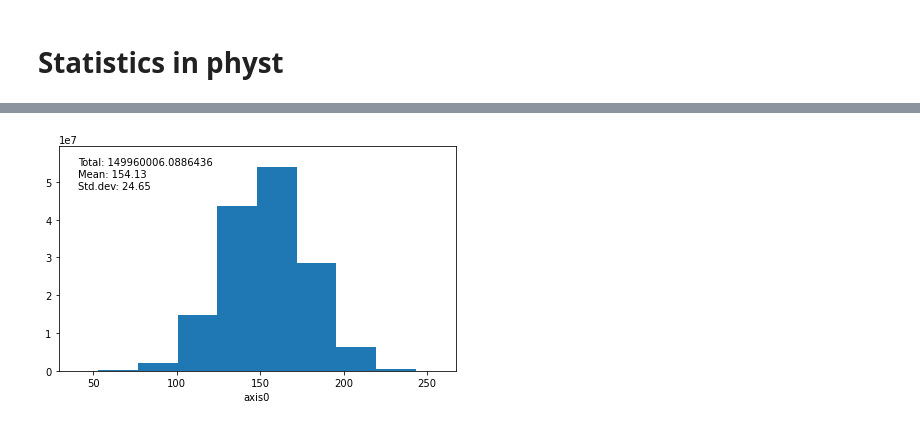
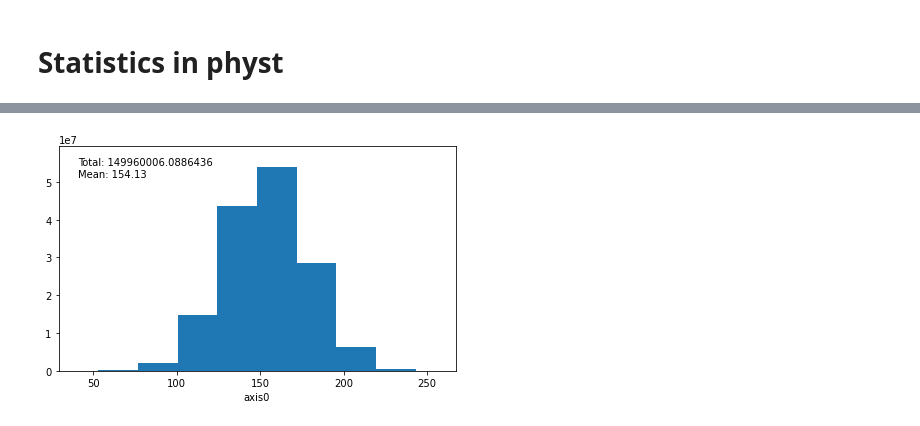
Before and after one commit to janpipek/physt, a Jupyter notebook: doc/statistics_and_maths.ipynb, the cells around one changed output, grey strips where cells are left out. Saved outputs shown, nothing was run; the diff lists cells and outputs as text; code cells hidden in the pictures.

Commit message:
Fix: stats display etc.

```diff
--- a/doc/statistics_and_maths.ipynb
+++ b/doc/statistics_and_maths.ipynb
@@ -17,8 +17,8 @@ h.plot(show_stats=True);
 # %%
 h = physt.h1(data, weights=data)
-h.plot(show_stats=True);
+h.plot(show_stats=["total", "mean"]);
 # %% [output]
-[figure, old version]
+[figure, new version]
 # %%
 h = physt.h1(data, range=(120, 140))
 h.plot(show_stats=True);
```
Also changed, not shown: parts of 4 cells of this notebook, 2 other files.
